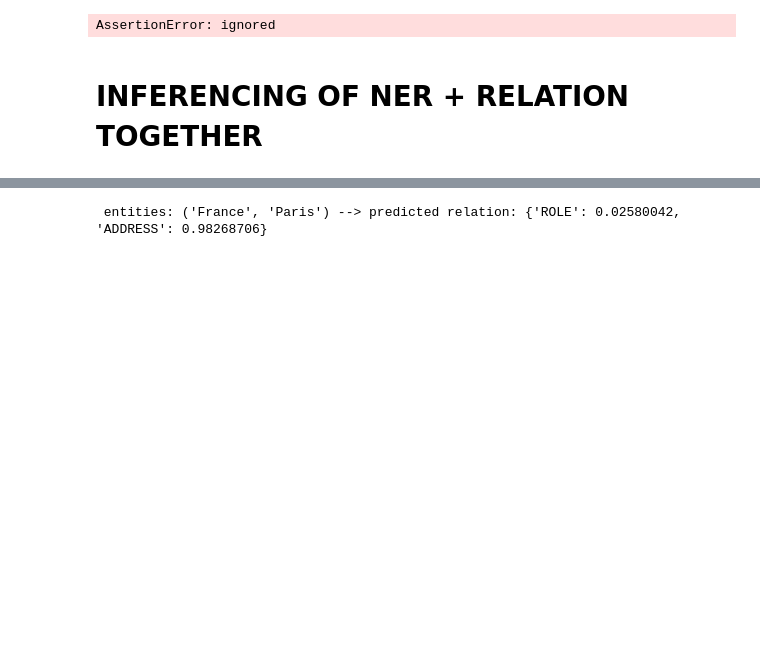
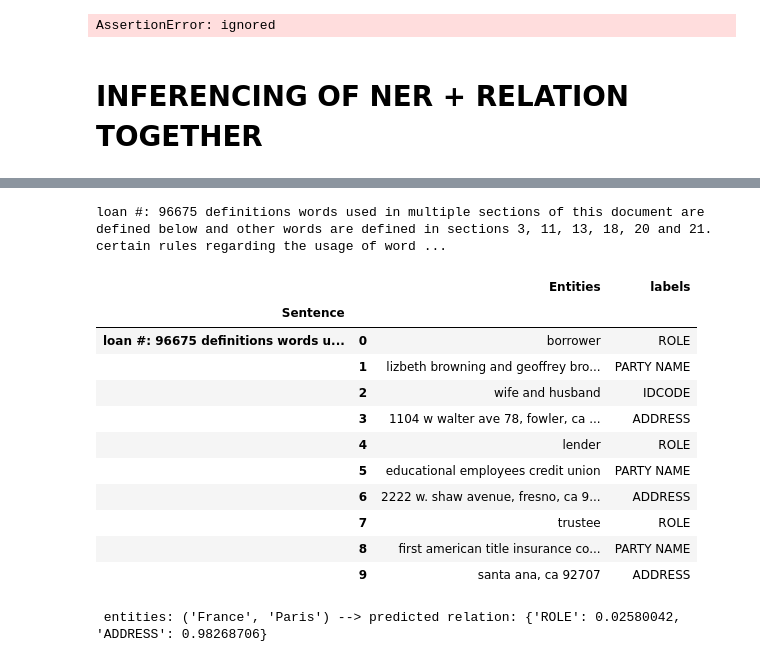
Before and after one commit to karndeepsingh/NER-Relation, a Jupyter notebook: ner_+_relation.ipynb, the cells around one changed output, grey strips where cells are left out. Drawn from its saved outputs; the diff is of its cells as text; code cells hidden in the pictures; blank space fills up the shorter version.

```diff
--- a/ner_+_relation.ipynb
+++ b/ner_+_relation.ipynb
@@ -610,3 +717,35 @@ for value, rel_dict in doc._.rel.items():
+# %%
+import pandas as pd
+text = """loan #: 96675 definitions words used in multiple sections of this document are defined below and other words are defined in sections 3, 11, 13, 18, 20 and 21. certain rules regarding the usage of words used in this document are also provided in section 16. (a) “security instrument” means this document, which is dated november 12, 2019, together with all riders to this document. (b) “borrower” is lizbeth browning and geoffrey browning, wife and husband, as joint tenants. borrower's address is 1104 w walter ave 78, fowler, ca 93625, borrower is the trustor under this security instrument. (c) “lender” is educational employees credit union. lender is a state chartered credit union organized and existing under the laws of the state of california. lender's address is 2222 w. shaw avenue, fresno, ca 93711. lender is the beneficiary under this security instrument. (d) “trustee” is first american title insurance company, 4 first american way, santa ana, ca 92707."""
+columns = {}
+entities = []
+labels = []
+sentences=text
+doc = nlp2(text)
+for token in doc.ents:
+  # print(token,token.label_)
+  entities.append(token.text)
+  labels.append(token.label_)
+columns["Sentence"] =text
+columns["Entities"]= entities
+columns["labels"] = labels
+displacy.render(doc, style='ent', jupyter=True,)
+dataframe = pd.DataFrame(columns)
+dataframe.groupby("Sentence").apply(lambda x : x[:]).drop("Sentence",axis=1)
+# %% [output]
+loan #: 96675 definitions words used in multiple sections of this document are defined below and other words are defined in sections 3, 11, 13, 18, 20 and 21. certain rules regarding the usage of word ...
+|  |  | Entities | labels |
+| Sentence |  |  |  |
+| loan #: 96675 definitions words u... | 0 | borrower | ROLE |
+|  | 1 | lizbeth browning and geoffrey bro... | PARTY NAME |
+|  | 2 | wife and husband | IDCODE |
+|  | 3 | 1104 w walter ave 78, fowler, ca ... | ADDRESS |
+|  | 4 | lender | ROLE |
+|  | 5 | educational employees credit union | PARTY NAME |
+|  | 6 | 2222 w. shaw avenue, fresno, ca 9... | ADDRESS |
+|  | 7 | trustee | ROLE |
+|  | 8 | first american title insurance co... | PARTY NAME |
+|  | 9 | santa ana, ca 92707 | ADDRESS |
 # %%
 for value, rel_dict in doc._.rel.items():
         for sent in doc.sents:
```
Also changed, not shown: parts of 21 cells of this notebook.
